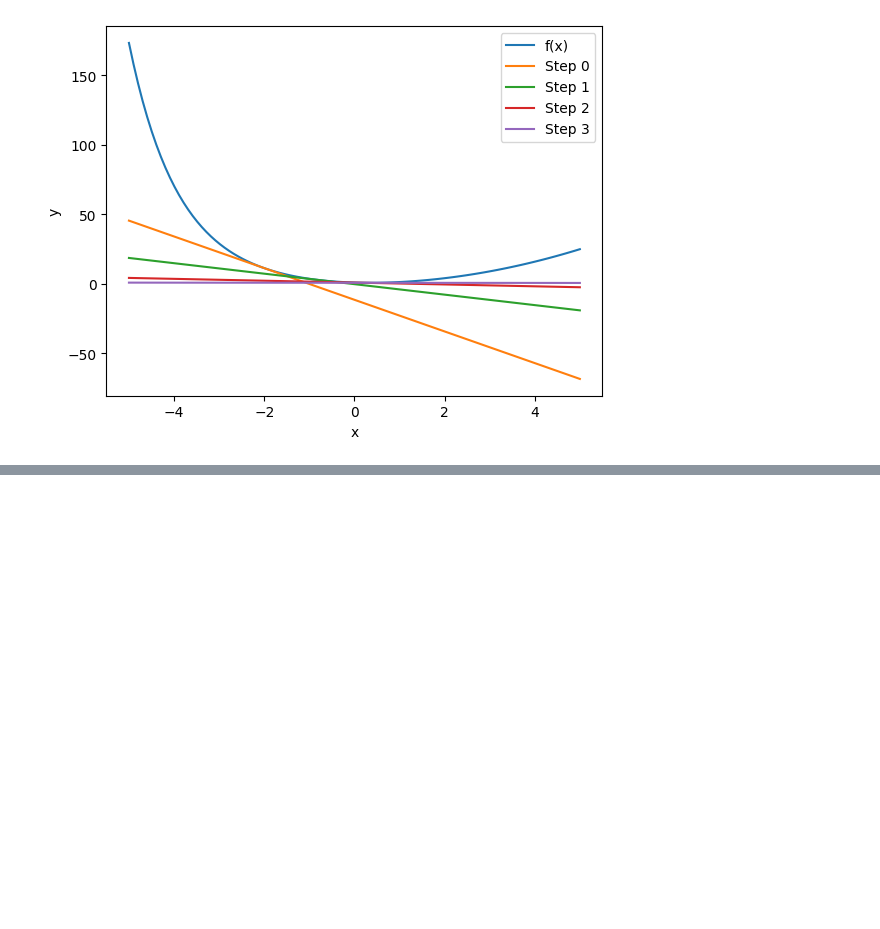
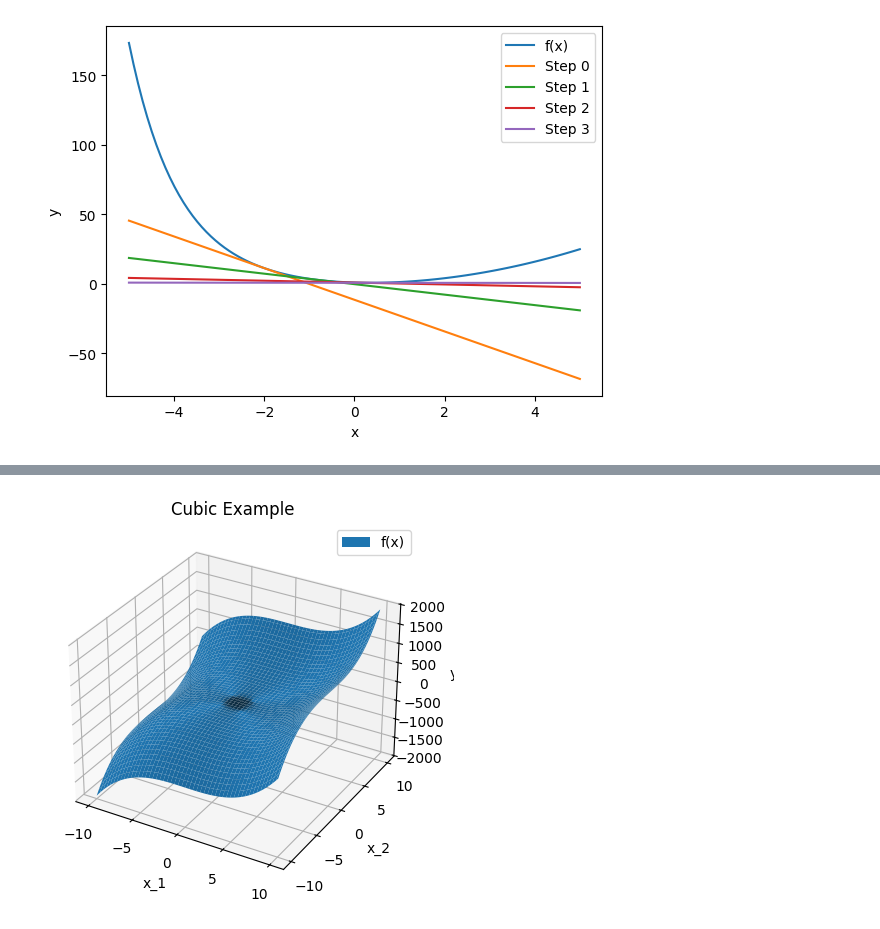
Before and after one commit to MAPieschl/PointCloudProcessing, a Jupyter notebook: normal_distribution_transform/newtons_method.ipynb, the cells around one changed output, grey strips where cells are left out. Cells and saved outputs as stored; diff of their text form; code cells hidden in the pictures; blank space fills up the shorter version.

```diff
--- a/normal_distribution_transform/newtons_method.ipynb
+++ b/normal_distribution_transform/newtons_method.ipynb
@@ -230,0 +299,7 @@ plot.plot_multivariate_functions( funcs = [ f ], labels = [ 'f(x)' ], x_range =
+# %%
+def f( x1: float, x2: float ) -> float:
+    return x1 ** 3 - 3 * x1 + x2 ** 3 - 3 * x2
+
+plot.plot_multivariate_functions( funcs = [f], labels = ["f(x)"], x_range = (-10, 10), title = "Cubic Example" ).show()
+# %% [output]
+[figure, added]
```
Also changed, not shown: parts of 20 cells of this notebook, 2 other files.
